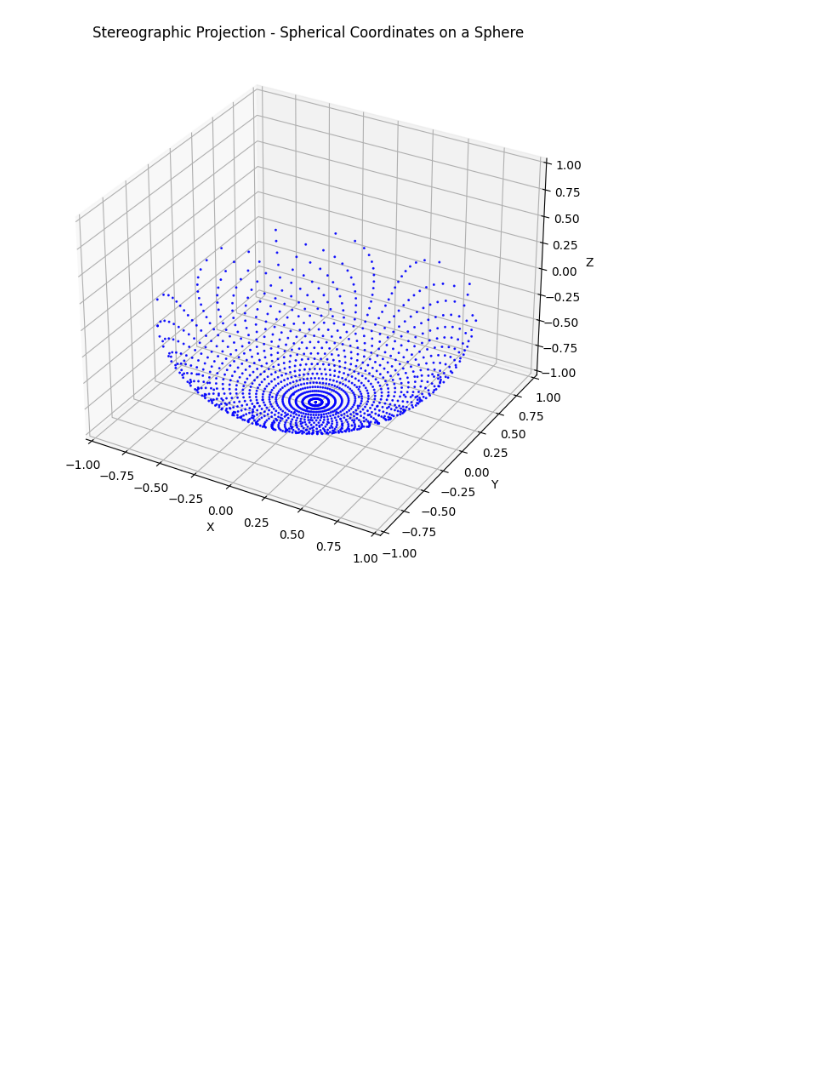
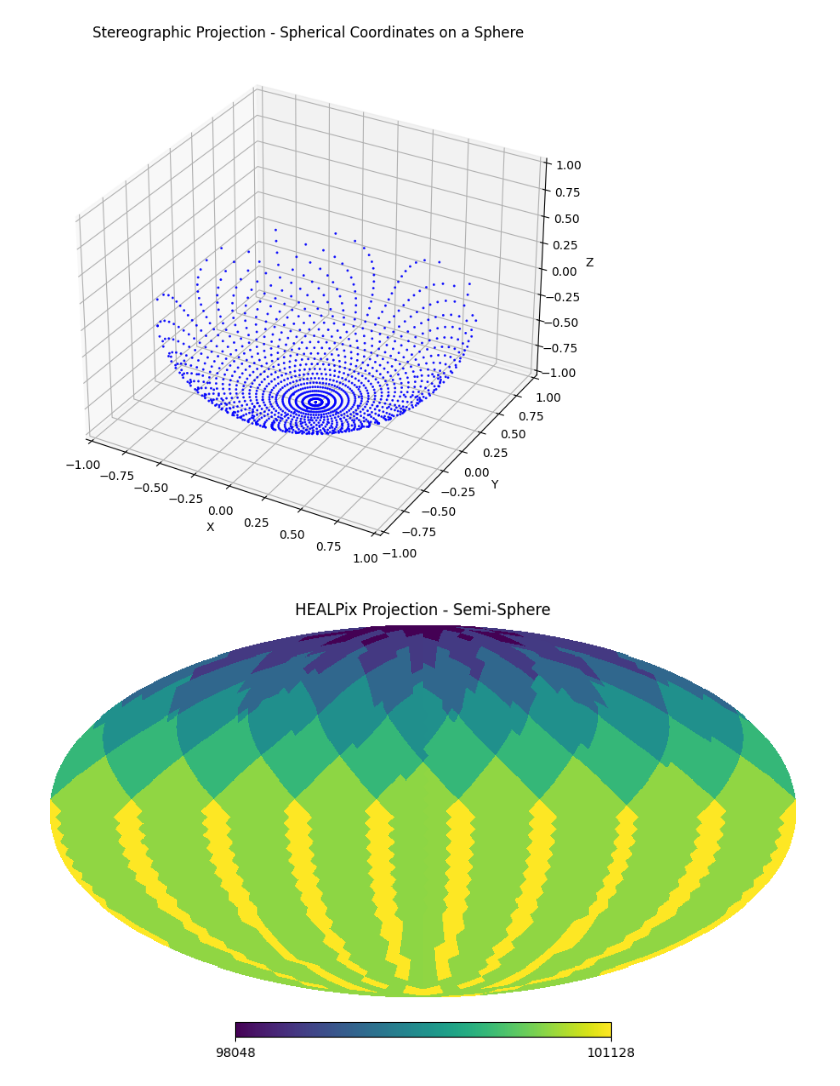
Before and after one commit to zoglauer/nn-response-approximation, a Jupyter notebook: src/notebooks/projection_testing.ipynb, the cells around one changed output. Cells and saved outputs as stored; diff of their text form; code cells hidden in the pictures; blank space fills up the shorter version.

Commit message:
working projection?

```diff
--- a/src/notebooks/projection_testing.ipynb
+++ b/src/notebooks/projection_testing.ipynb
@@ -17,6 +17,15 @@ f.close()
 arr = y_arr[10]
 # %%
 arr = arr.reshape(384, 512)
+# %%
+
+# # Example usage
+# # Replace 'healpix_array' with your actual HEALPix array
+# # Replace 'grid_size' with the desired size of the 2D grid (e.g., 256)
+# healpix_array = np.random.rand(hp.nside2npix(16))  # Example random HEALPix array
+
+
+healpix_array = arr
 # %%
 # First, make sure you have the required libraries installed
 # You can install them using pip:
@@ -113,3 +119,23 @@ x, y, z = stereographic_projection(theta, phi)
 plot_sphere(x.flatten(), y.flatten(), z.flatten())
 # %% [output]
 [figure]
+# %%
+import numpy as np
+import healpy as hp
+import matplotlib.pyplot as plt
+
+def grid_to_spherical(x, y, grid_size):
+    # Convert 2D grid coordinates to spherical coordinates
+    phi = 2 * np.pi * (x / grid_size)
+    theta = np.pi * (1 - y / grid_size)
+    return theta, phi
+
+# Convert spherical data to HEALPix
+nside = 128
+healpix_array = hp.ang2pix(nside, phi.flatten(), np.pi/2 - theta.flatten(), lonlat=True)
+
+# Plot the HEALPix array
+hp.mollview(healpix_array, cmap='viridis', title='HEALPix Projection - Semi-Sphere')
+plt.show()
+# %% [output]
+[figure, added]
```
Also changed, not shown: parts of 1 cell of this notebook.
